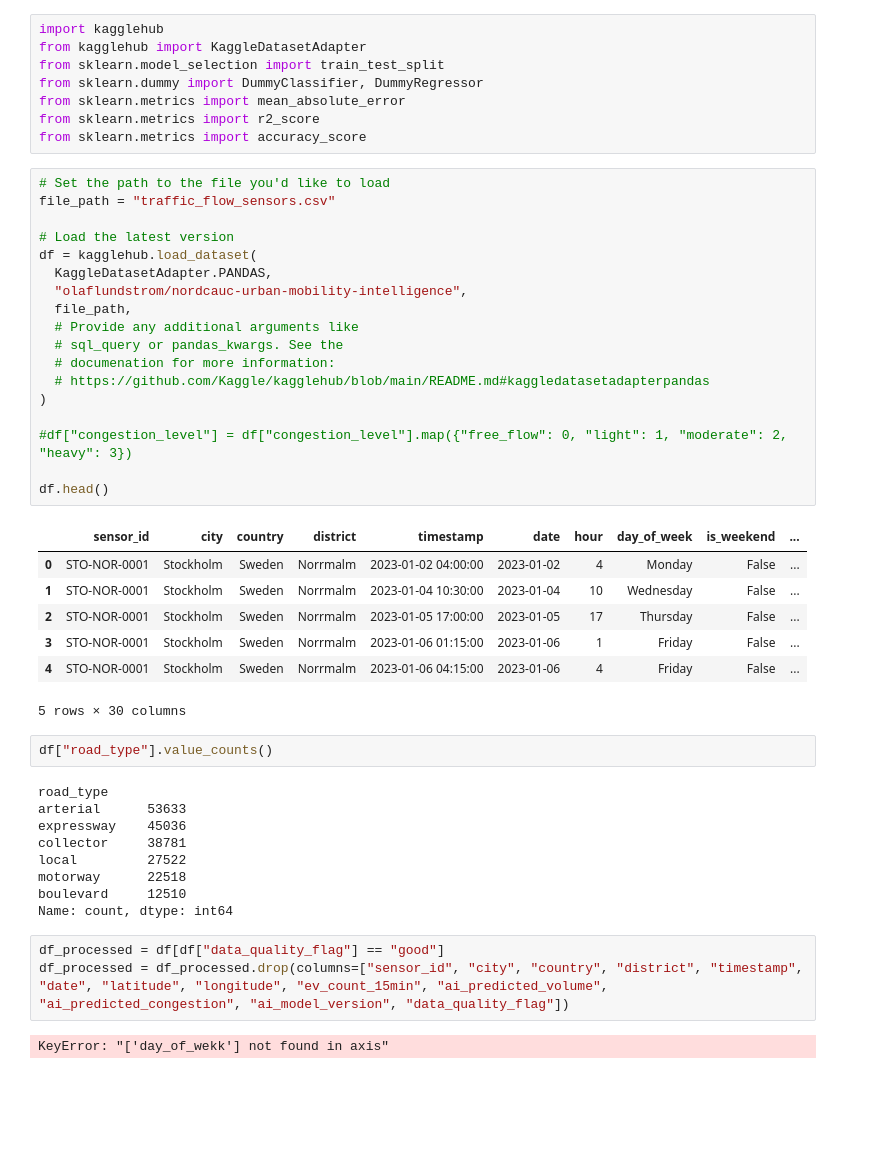
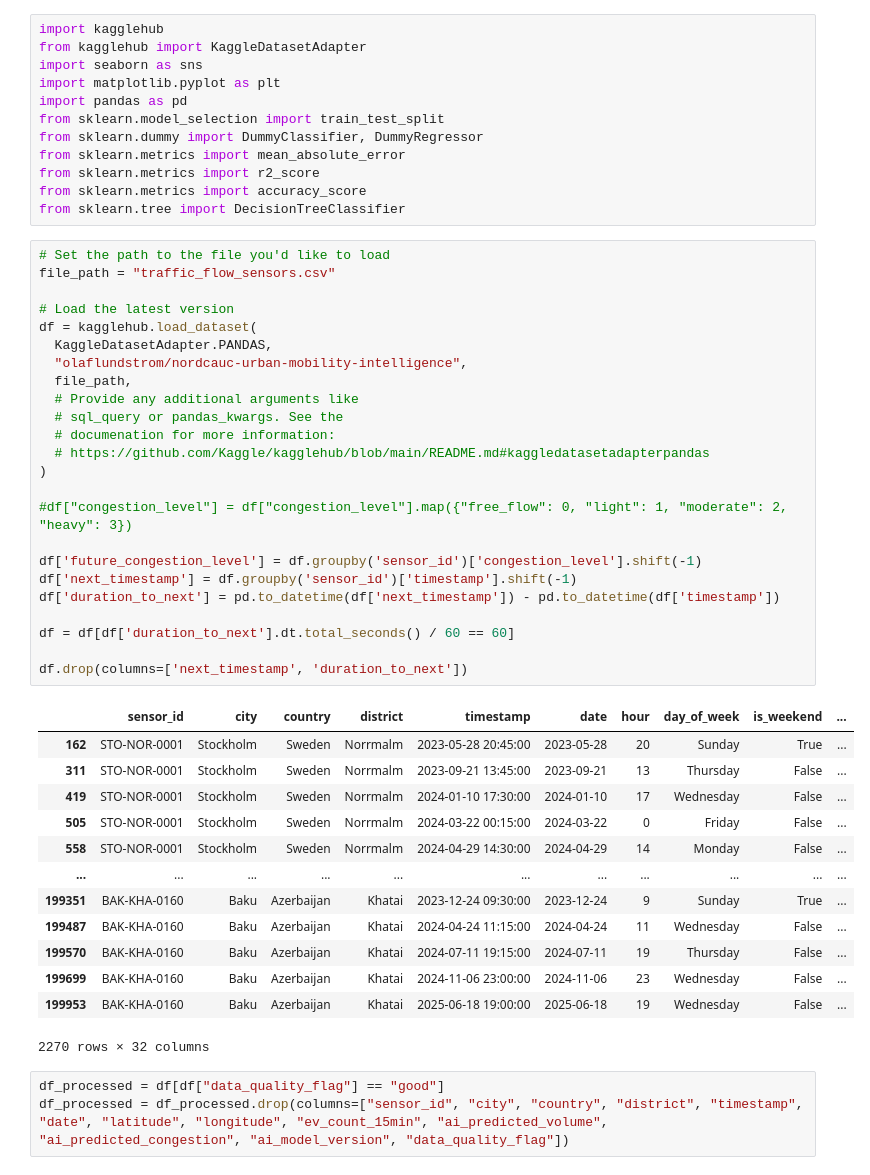
Before and after one commit to s91k/mu25-ml-group-2, a Jupyter notebook: traffic.ipynb, the cells around one changed output. Cells and saved outputs as stored; diff of their text form; blank space fills up the shorter version.

Commit message:
add future congestion level to data frame

```diff
--- a/traffic.ipynb
+++ b/traffic.ipynb
@@ -1,51 +1,54 @@
 # %%
 import kagglehub
 from kagglehub import KaggleDatasetAdapter
+import seaborn as sns
+import matplotlib.pyplot as plt
+import pandas as pd
 from sklearn.model_selection import train_test_split
 from sklearn.dummy import DummyClassifier, DummyRegressor
 from sklearn.metrics import mean_absolute_error
 from sklearn.metrics import r2_score
 from sklearn.metrics import accuracy_score
+from sklearn.tree import DecisionTreeClassifier
 # %%
 # Set the path to the file you'd like to load
 file_path = "traffic_flow_sensors.csv"
 
 # Load the latest version
 df = kagglehub.load_dataset(
   KaggleDatasetAdapter.PANDAS,
   "olaflundstrom/nordcauc-urban-mobility-intelligence",
   file_path,
   # Provide any additional arguments like
   # sql_query or pandas_kwargs. See the
   # documenation for more information:
   # https://github.com/Kaggle/kagglehub/blob/main/README.md#kaggledatasetadapterpandas
 )
 
 #df["congestion_level"] = df["congestion_level"].map({"free_flow": 0, "light": 1, "moderate": 2, "heavy": 3})
 
-df.head()
+df['future_congestion_level'] = df.groupby('sensor_id')['congestion_level'].shift(-1)
+df['next_timestamp'] = df.groupby('sensor_id')['timestamp'].shift(-1)
+df['duration_to_next'] = pd.to_datetime(df['next_timestamp']) - pd.to_datetime(df['timestamp'])
+
+df = df[df['duration_to_next'].dt.total_seconds() / 60 == 60]
+
+df.drop(columns=['next_timestamp', 'duration_to_next'])
 # %% [output]
 |  | sensor_id | city | country | district | timestamp | date | hour | day_of_week | is_weekend | ... |
-| 0 | STO-NOR-0001 | Stockholm | Sweden | Norrmalm | 2023-01-02 04:00:00 | 2023-01-02 | 4 | Monday | False | ... |
-| 1 | STO-NOR-0001 | Stockholm | Sweden | Norrmalm | 2023-01-04 10:30:00 | 2023-01-04 | 10 | Wednesday | False | ... |
-| 2 | STO-NOR-0001 | Stockholm | Sweden | Norrmalm | 2023-01-05 17:00:00 | 2023-01-05 | 17 | Thursday | False | ... |
-| 3 | STO-NOR-0001 | Stockholm | Sweden | Norrmalm | 2023-01-06 01:15:00 | 2023-01-06 | 1 | Friday | False | ... |
-| 4 | STO-NOR-0001 | Stockholm | Sweden | Norrmalm | 2023-01-06 04:15:00 | 2023-01-06 | 4 | Friday | False | ... |
+| 162 | STO-NOR-0001 | Stockholm | Sweden | Norrmalm | 2023-05-28 20:45:00 | 2023-05-28 | 20 | Sunday | True | ... |
+| 311 | STO-NOR-0001 | Stockholm | Sweden | Norrmalm | 2023-09-21 13:45:00 | 2023-09-21 | 13 | Thursday | False | ... |
+| 419 | STO-NOR-0001 | Stockholm | Sweden | Norrmalm | 2024-01-10 17:30:00 | 2024-01-10 | 17 | Wednesday | False | ... |
+| 505 | STO-NOR-0001 | Stockholm | Sweden | Norrmalm | 2024-03-22 00:15:00 | 2024-03-22 | 0 | Friday | False | ... |
+| 558 | STO-NOR-0001 | Stockholm | Sweden | Norrmalm | 2024-04-29 14:30:00 | 2024-04-29 | 14 | Monday | False | ... |
+| ... | ... | ... | ... | ... | ... | ... | ... | ... | ... | ... |
+| 199351 | BAK-KHA-0160 | Baku | Azerbaijan | Khatai | 2023-12-24 09:30:00 | 2023-12-24 | 9 | Sunday | True | ... |
+| 199487 | BAK-KHA-0160 | Baku | Azerbaijan | Khatai | 2024-04-24 11:15:00 | 2024-04-24 | 11 | Wednesday | False | ... |
+| 199570 | BAK-KHA-0160 | Baku | Azerbaijan | Khatai | 2024-07-11 19:15:00 | 2024-07-11 | 19 | Thursday | False | ... |
+| 199699 | BAK-KHA-0160 | Baku | Azerbaijan | Khatai | 2024-11-06 23:00:00 | 2024-11-06 | 23 | Wednesday | False | ... |
+| 199953 | BAK-KHA-0160 | Baku | Azerbaijan | Khatai | 2025-06-18 19:00:00 | 2025-06-18 | 19 | Wednesday | False | ... |
-5 rows × 30 columns
+2270 rows × 32 columns
-# %%
-df["road_type"].value_counts()
-# %% [output]
-road_type
-arterial      53633
-expressway    45036
-collector     38781
-local         27522
-motorway      22518
-boulevard     12510
-Name: count, dtype: int64
 # %%
 df_processed = df[df["data_quality_flag"] == "good"]
 df_processed = df_processed.drop(columns=["sensor_id", "city", "country", "district", "timestamp", "date", "latitude", "longitude", "ev_count_15min", "ai_predicted_volume", "ai_predicted_congestion", "ai_model_version", "data_quality_flag"])
-# %% [output]
-KeyError: "['day_of_wekk'] not found in axis"
 # %%
```
Also changed, not shown: parts of 8 cells of this notebook.
